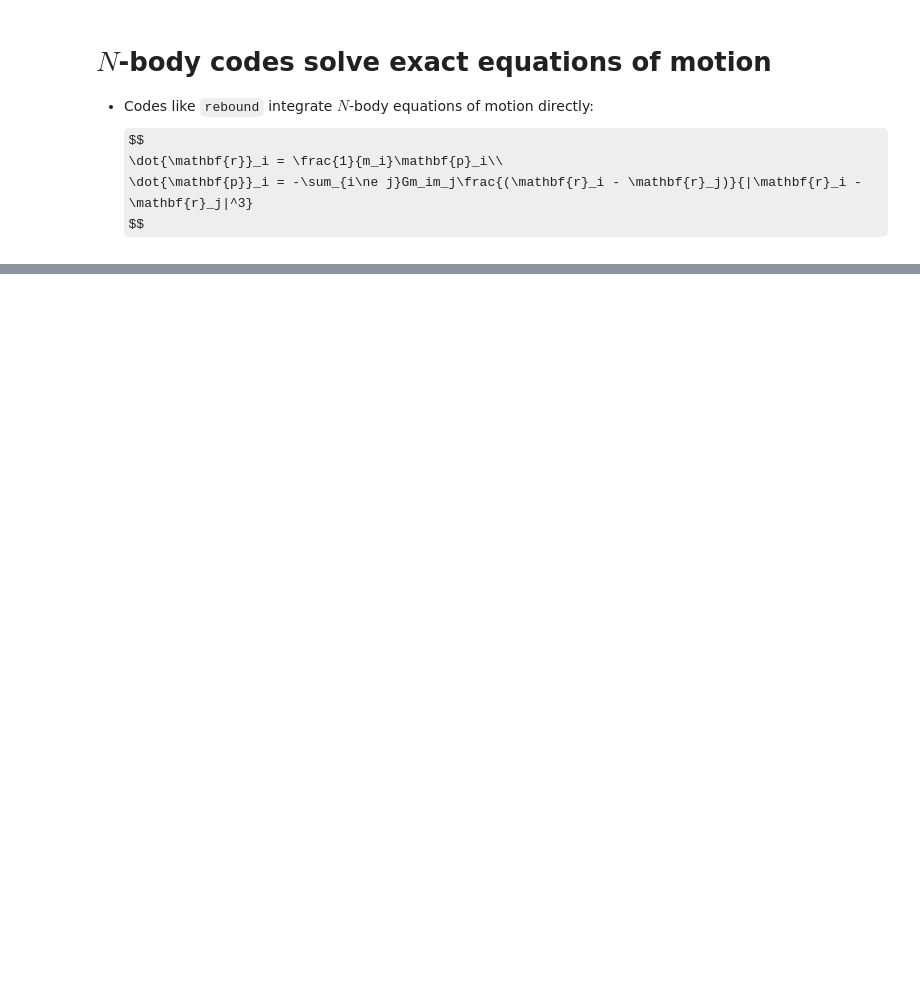
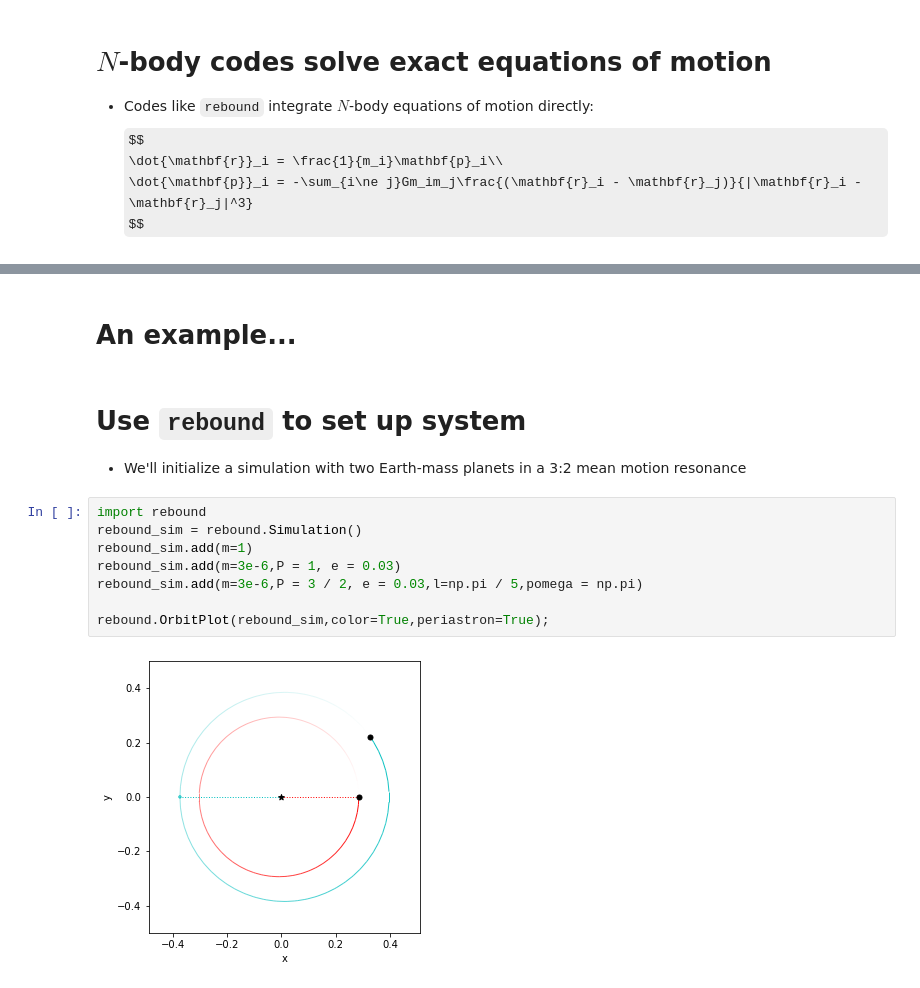
Before and after one commit to shadden/2023_EMAC_Workshop, a Jupyter notebook: 2023_emac_workshop_slideshow.ipynb, the cells around one changed output, grey strips where cells are left out. Saved outputs shown, nothing was run; the diff lists cells and outputs as text; some formulas as TeX source; blank space fills up the shorter version.

```diff
--- a/2023_emac_workshop_slideshow.ipynb
+++ b/2023_emac_workshop_slideshow.ipynb
@@ -63,0 +65,15 @@ $$
+# %% [markdown]
+# An example...
+# %% [markdown]
+# Use `rebound` to set up system
+- We'll initialize a simulation with two Earth-mass planets in a 3:2 mean motion resonance
+# %%
+import rebound
+rebound_sim = rebound.Simulation()
+rebound_sim.add(m=1)
+rebound_sim.add(m=3e-6,P = 1, e = 0.03)
+rebound_sim.add(m=3e-6,P = 3 / 2, e = 0.03,l=np.pi / 5,pomega = np.pi)
+
+rebound.OrbitPlot(rebound_sim,color=True,periastron=True);
+# %% [output]
+[figure, added]
```
Also changed, not shown: parts of 30 cells of this notebook, 1 other file.
